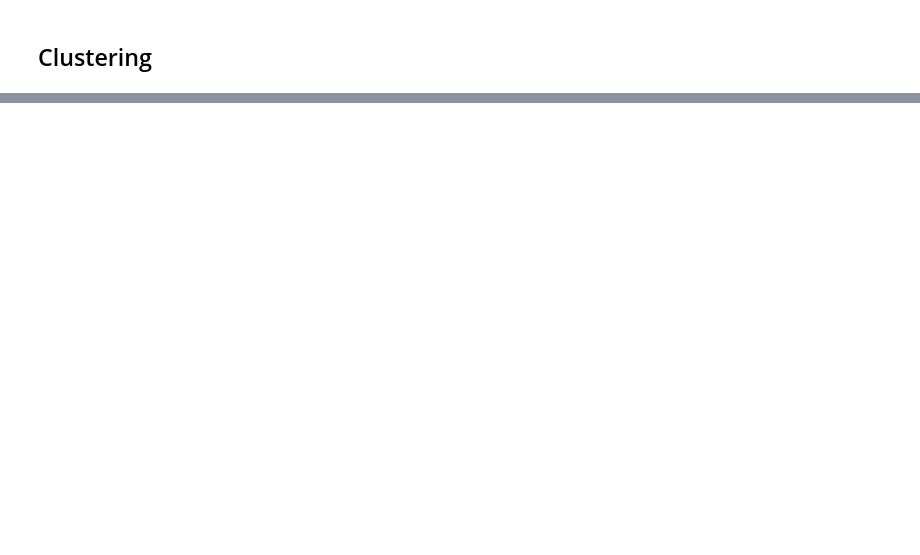
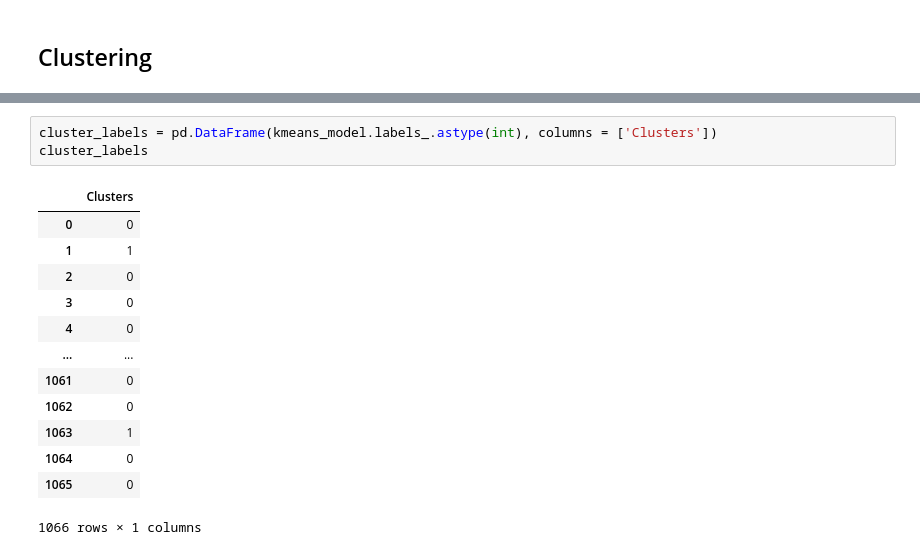
Before and after one commit to delabj/Python-For-Stats, a Jupyter notebook: Final Project/Project.ipynb, the cells around one changed output, grey strips where cells are left out. Saved outputs shown, nothing was run; the diff lists cells and outputs as text; blank space fills up the shorter version.

```diff
--- a/Final Project/Project.ipynb
+++ b/Final Project/Project.ipynb
@@ -520,0 +566,17 @@ print("True +:", len(true_pos.index), "  False +: ", len(false_pos.index), "\n"
+# %%
+cluster_labels = pd.DataFrame(kmeans_model.labels_.astype(int), columns = ['Clusters'])
+cluster_labels
+# %% [output]
+|  | Clusters |
+| 0 | 0 |
+| 1 | 1 |
+| 2 | 0 |
+| 3 | 0 |
+| 4 | 0 |
+| ... | ... |
+| 1061 | 0 |
+| 1062 | 0 |
+| 1063 | 1 |
+| 1064 | 0 |
+| 1065 | 0 |
+1066 rows × 1 columns
```
Also changed, not shown: parts of 31 cells of this notebook.
